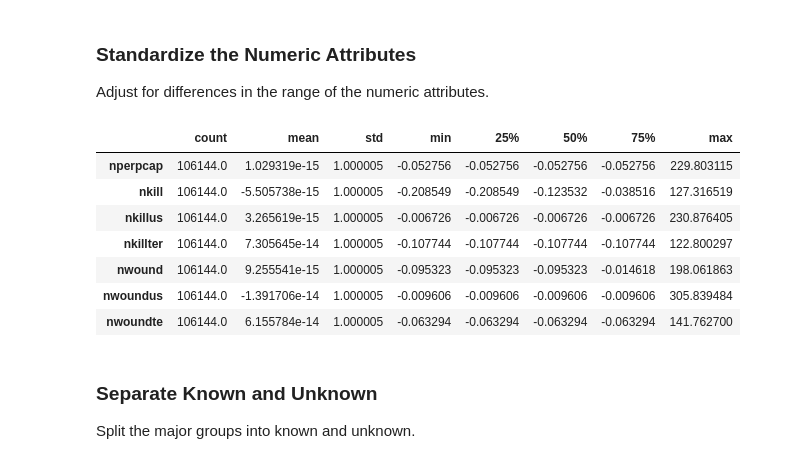
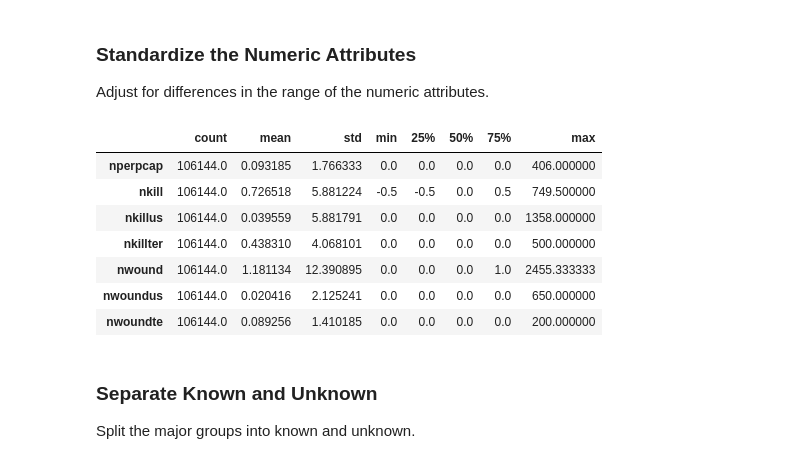
Before and after one commit to tcskowronek/predicting-terrorist-attacks, a Jupyter notebook: src/04-Perpetrator-Classification.ipynb, the cells around one changed output. Cells and saved outputs as stored; diff of their text form; code cells hidden in the pictures.

Commit message:
Corrected code comments and adjusted scaler

```diff
--- a/src/04-Perpetrator-Classification.ipynb
+++ b/src/04-Perpetrator-Classification.ipynb
@@ -177,25 +177,25 @@ memory usage: 14.3+ MB
 ### Standardize the Numeric Attributes
 Adjust for differences in the range of the numeric attributes.
 # %%
-scaler = preprocessing.StandardScaler()
+scaler = preprocessing.RobustScaler()
 
 # List of numeric attributes
 scale_attrs = ['nperpcap', 'nkill', 'nkillus', 'nkillter', 'nwound', 'nwoundus', 'nwoundte']
 
-# Normalize the attributes in place
+# Standardize the attributes in place
 major_groups[scale_attrs] = scaler.fit_transform(major_groups[scale_attrs])
 
 # View the transformation
 major_groups[scale_attrs].describe().transpose()
 # %% [output]
 |  | count | mean | std | min | 25% | 50% | 75% | max |
-| nperpcap | 106144.0 | 1.029319e-15 | 1.000005 | -0.052756 | -0.052756 | -0.052756 | -0.052756 | 229.803115 |
-| nkill | 106144.0 | -5.505738e-15 | 1.000005 | -0.208549 | -0.208549 | -0.123532 | -0.038516 | 127.316519 |
-| nkillus | 106144.0 | 3.265619e-15 | 1.000005 | -0.006726 | -0.006726 | -0.006726 | -0.006726 | 230.876405 |
-| nkillter | 106144.0 | 7.305645e-14 | 1.000005 | -0.107744 | -0.107744 | -0.107744 | -0.107744 | 122.800297 |
-| nwound | 106144.0 | 9.255541e-15 | 1.000005 | -0.095323 | -0.095323 | -0.095323 | -0.014618 | 198.061863 |
-| nwoundus | 106144.0 | -1.391706e-14 | 1.000005 | -0.009606 | -0.009606 | -0.009606 | -0.009606 | 305.839484 |
-| nwoundte | 106144.0 | 6.155784e-14 | 1.000005 | -0.063294 | -0.063294 | -0.063294 | -0.063294 | 141.762700 |
+| nperpcap | 106144.0 | 0.093185 | 1.766333 | 0.0 | 0.0 | 0.0 | 0.0 | 406.000000 |
+| nkill | 106144.0 | 0.726518 | 5.881224 | -0.5 | -0.5 | 0.0 | 0.5 | 749.500000 |
+| nkillus | 106144.0 | 0.039559 | 5.881791 | 0.0 | 0.0 | 0.0 | 0.0 | 1358.000000 |
+| nkillter | 106144.0 | 0.438310 | 4.068101 | 0.0 | 0.0 | 0.0 | 0.0 | 500.000000 |
+| nwound | 106144.0 | 1.181134 | 12.390895 | 0.0 | 0.0 | 0.0 | 1.0 | 2455.333333 |
+| nwoundus | 106144.0 | 0.020416 | 2.125241 | 0.0 | 0.0 | 0.0 | 0.0 | 650.000000 |
+| nwoundte | 106144.0 | 0.089256 | 1.410185 | 0.0 | 0.0 | 0.0 | 0.0 | 200.000000 |
 # %% [markdown]
 ### Separate Known and Unknown
 Split the major groups into known and unknown.
```
Also changed, not shown: parts of 5 cells of this notebook.
